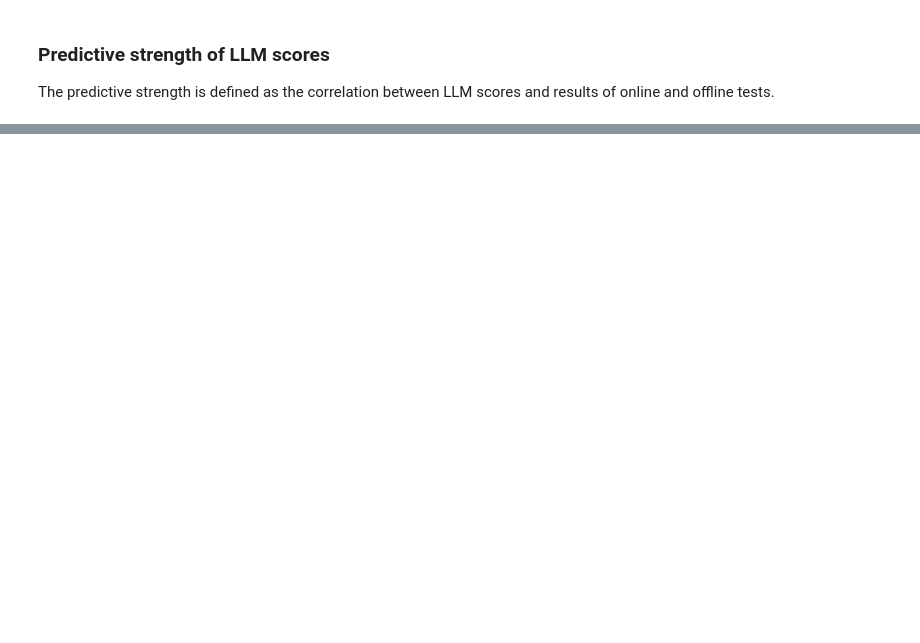
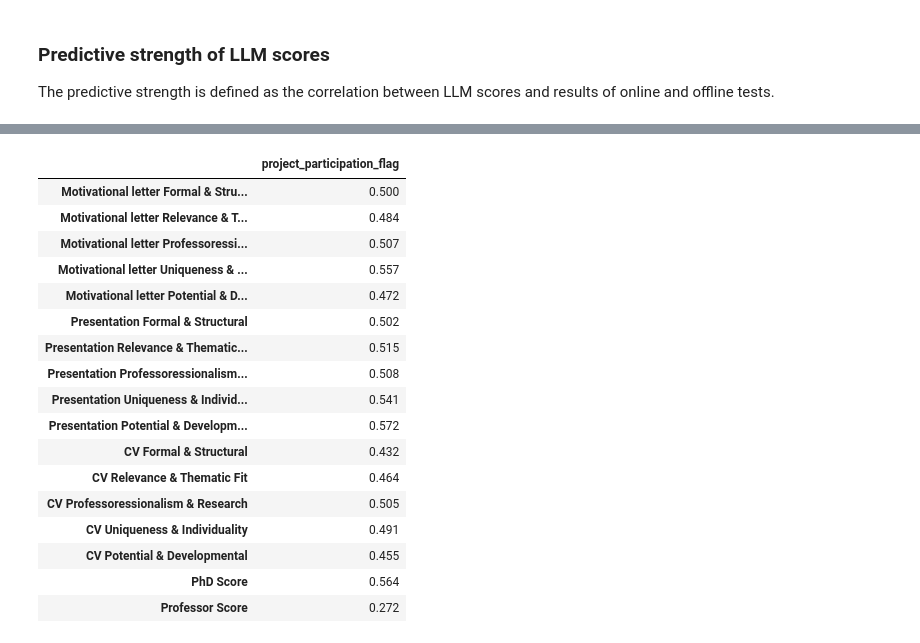
Before and after one commit to On-Point-RND/Students-Assesment, a Jupyter notebook: correlations.ipynb, the cells around one changed output, grey strips where cells are left out. Cells and saved outputs as stored; diff of their text form; code cells hidden in the pictures; blank space fills up the shorter version.

```diff
--- a/correlations.ipynb
+++ b/correlations.ipynb
@@ -243,0 +352,31 @@ pd.concat([spearman_test, kendall_test], axis=1, keys=["spearman", "kendalltau"]
+# %%
+features = classification.index
+mapper = {}
+for feature in features:
+    label = feature.replace("_", " ").replace("and", "&").title()
+    label = label.replace("Letters", "Motivational letter").replace("Presentations", "Presentation")
+    label = label.replace("Phd", "PhD").replace("Prof", "Professor")
+    mapper[feature] = label.replace("Cv", "CV")
+
+classification = classification.rename(index=mapper)
+classification = classification.astype(float)
+classification
+# %% [output]
+|  | project_participation_flag |
+| Motivational letter Formal & Stru... | 0.500 |
+| Motivational letter Relevance & T... | 0.484 |
+| Motivational letter Professoressi... | 0.507 |
+| Motivational letter Uniqueness & ... | 0.557 |
+| Motivational letter Potential & D... | 0.472 |
+| Presentation Formal & Structural | 0.502 |
+| Presentation Relevance & Thematic... | 0.515 |
+| Presentation Professoressionalism... | 0.508 |
+| Presentation Uniqueness & Individ... | 0.541 |
+| Presentation Potential & Developm... | 0.572 |
+| CV Formal & Structural | 0.432 |
+| CV Relevance & Thematic Fit | 0.464 |
+| CV Professoressionalism & Research | 0.505 |
+| CV Uniqueness & Individuality | 0.491 |
+| CV Potential & Developmental | 0.455 |
+| PhD Score | 0.564 |
+| Professor Score | 0.272 |
```
Also changed, not shown: parts of 19 cells of this notebook, 5 other files.
